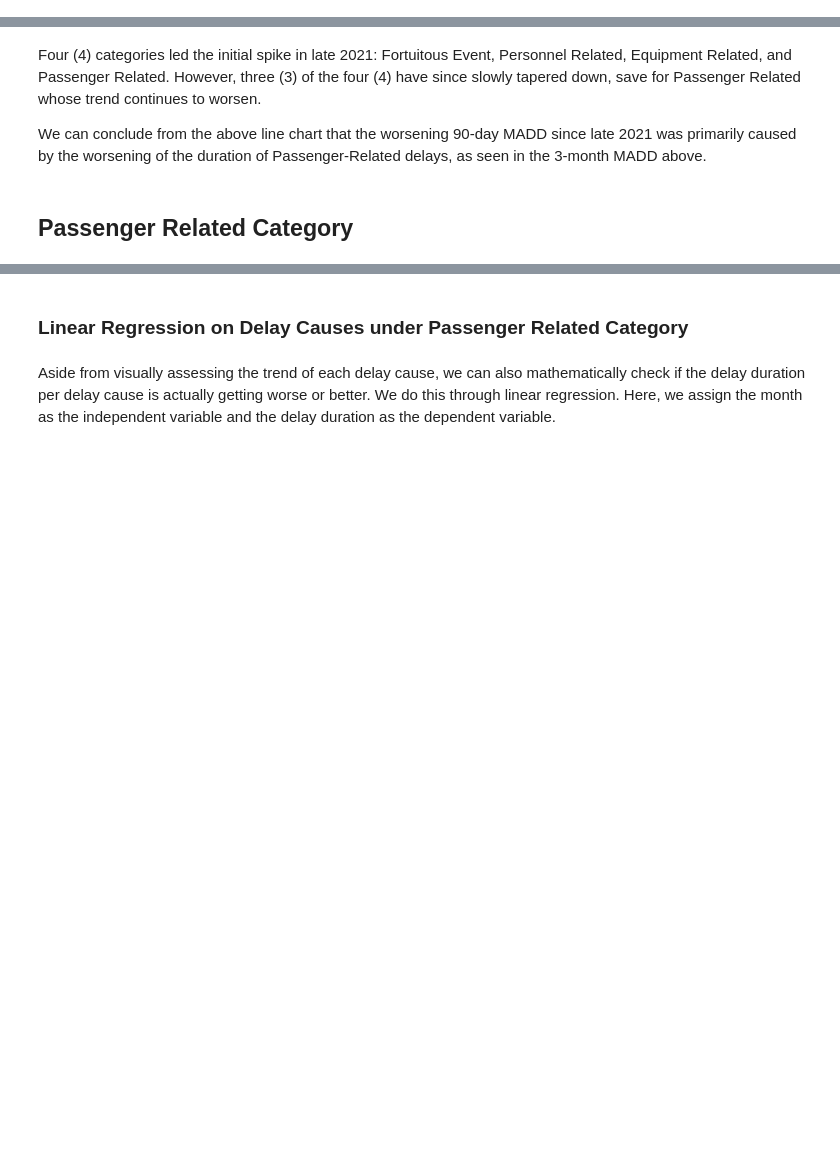
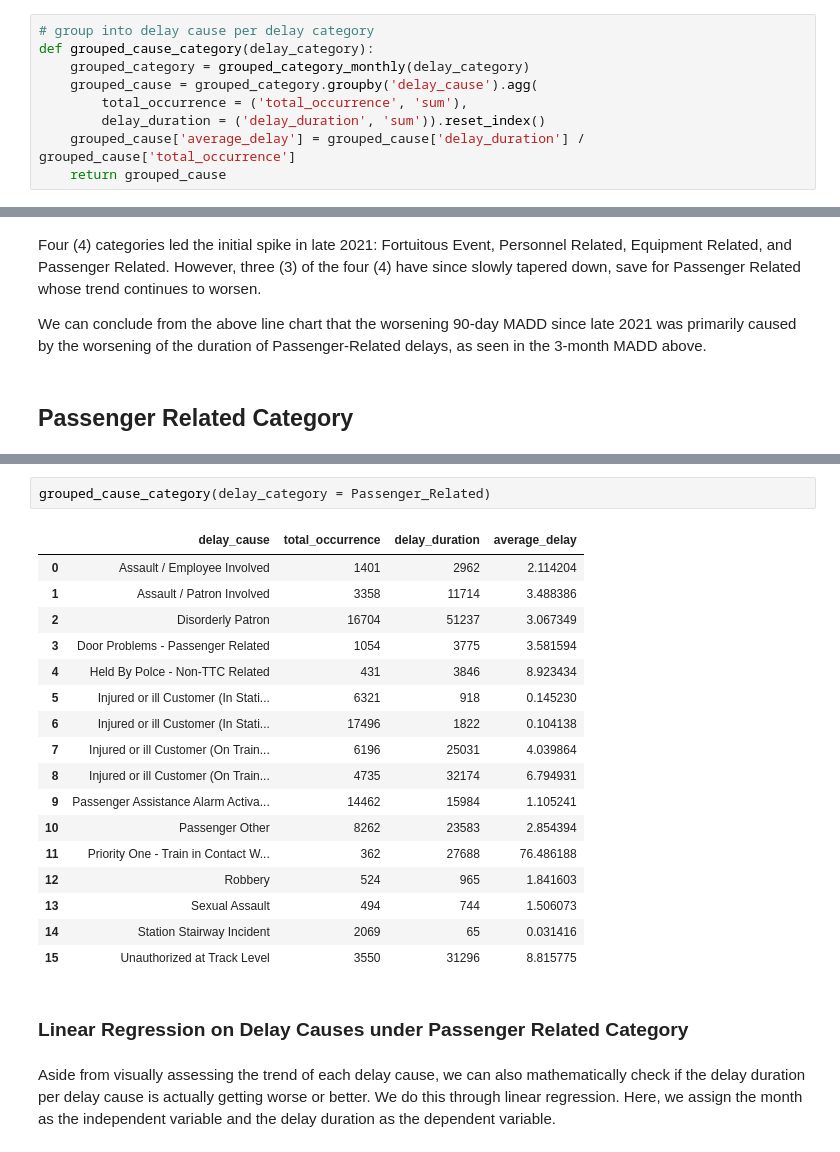
Before and after one commit to emem83/TTC-Delay-Dataset, a Jupyter notebook: TTC_Delay_Dataset_EDA.ipynb, the cells around one changed output, grey strips where cells are left out. Drawn from its saved outputs; the diff is of its cells as text; blank space fills up the shorter version.

```diff
--- a/TTC_Delay_Dataset_EDA.ipynb
+++ b/TTC_Delay_Dataset_EDA.ipynb
@@ -63,0 +75,9 @@ for category in df_master['delay_category'].unique():
+# %%
+# group into delay cause per delay category
+def grouped_cause_category(delay_category):
+    grouped_category = grouped_category_monthly(delay_category)
+    grouped_cause = grouped_category.groupby('delay_cause').agg(
+        total_occurrence = ('total_occurrence', 'sum'),
+        delay_duration = ('delay_duration', 'sum')).reset_index()
+    grouped_cause['average_delay'] = grouped_cause['delay_duration'] / grouped_cause['total_occurrence']
+    return grouped_cause
@@ -452,3 +475,23 @@ There are 16 delay causes under the Passenger Related category. Visually, the ab
+# %%
+grouped_cause_category(delay_category = Passenger_Related)
+# %% [output]
+|  | delay_cause | total_occurrence | delay_duration | average_delay |
+| 0 | Assault / Employee Involved | 1401 | 2962 | 2.114204 |
+| 1 | Assault / Patron Involved | 3358 | 11714 | 3.488386 |
+| 2 | Disorderly Patron | 16704 | 51237 | 3.067349 |
+| 3 | Door Problems - Passenger Related | 1054 | 3775 | 3.581594 |
+| 4 | Held By Polce - Non-TTC Related | 431 | 3846 | 8.923434 |
+| 5 | Injured or ill Customer (In Stati... | 6321 | 918 | 0.145230 |
+| 6 | Injured or ill Customer (In Stati... | 17496 | 1822 | 0.104138 |
+| 7 | Injured or ill Customer (On Train... | 6196 | 25031 | 4.039864 |
+| 8 | Injured or ill Customer (On Train... | 4735 | 32174 | 6.794931 |
+| 9 | Passenger Assistance Alarm Activa... | 14462 | 15984 | 1.105241 |
+| 10 | Passenger Other | 8262 | 23583 | 2.854394 |
+| 11 | Priority One - Train in Contact W... | 362 | 27688 | 76.486188 |
+| 12 | Robbery | 524 | 965 | 1.841603 |
+| 13 | Sexual Assault | 494 | 744 | 1.506073 |
+| 14 | Station Stairway Incident | 2069 | 65 | 0.031416 |
+| 15 | Unauthorized at Track Level | 3550 | 31296 | 8.815775 |
 # %% [markdown]
 ### Linear Regression on Delay Causes under Passenger Related Category
 # %% [markdown]
```
Also changed, not shown: parts of 17 cells of this notebook.
